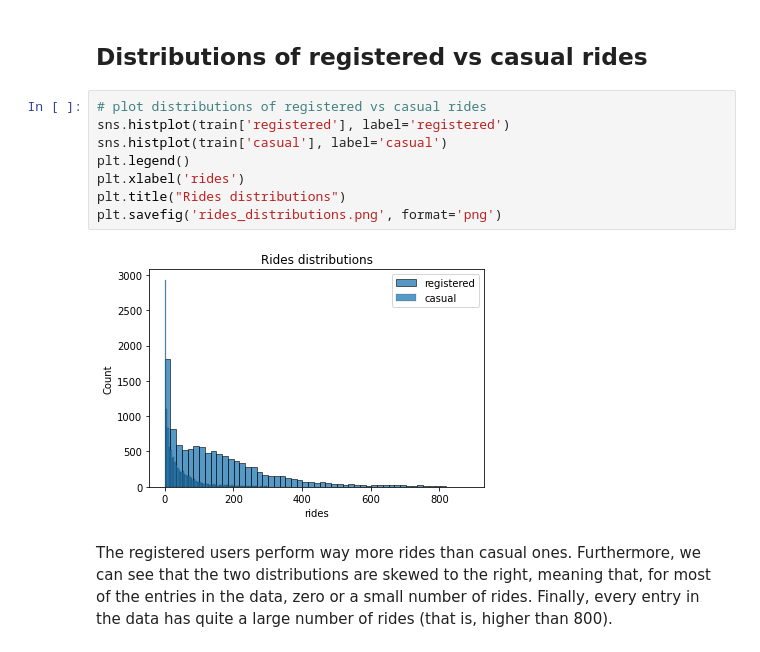
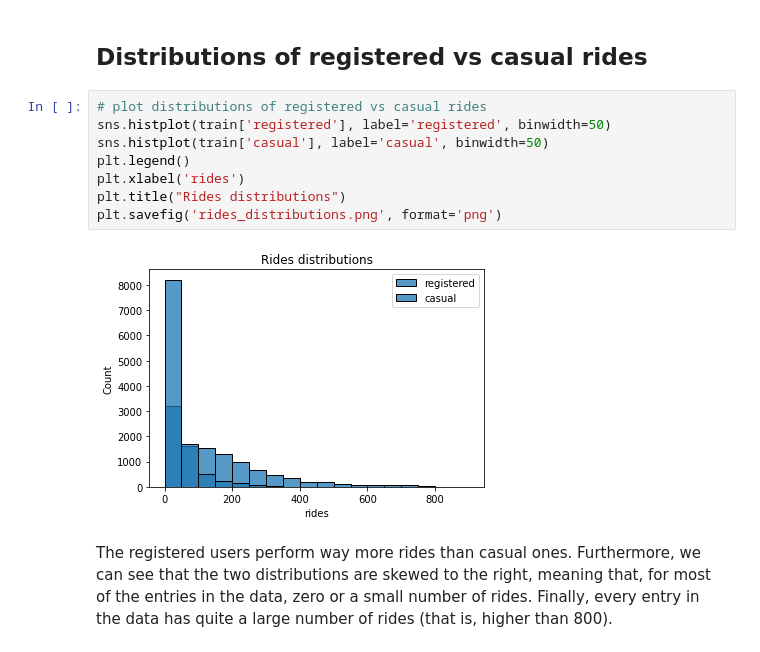
Before and after one commit to masinde70/AWS_ML, a Jupyter notebook: project.ipynb, the cells around one changed output. Cells and saved outputs as stored; diff of their text form.

```diff
--- a/project.ipynb
+++ b/project.ipynb
@@ -305,14 +299,14 @@ train.describe().T
 ##  Distributions of registered vs casual rides
 # %%
 # plot distributions of registered vs casual rides
-sns.histplot(train['registered'], label='registered')
-sns.histplot(train['casual'], label='casual')
+sns.histplot(train['registered'], label='registered', binwidth=50)
+sns.histplot(train['casual'], label='casual', binwidth=50)
 plt.legend()
 plt.xlabel('rides')
 plt.title("Rides distributions")
 plt.savefig('rides_distributions.png', format='png')
 # %% [output]
-[figure, old version]
+[figure, new version]
 # %% [markdown]
 The registered users perform way more rides than casual ones. Furthermore, we can see that the two distributions are skewed to the right, meaning that, for most of the entries in the data, zero or a small number of rides. Finally, every entry in the data has quite a large number of rides (that is, higher than 800).
 # %% [markdown]
```
Also changed, not shown: parts of 23 cells of this notebook.
